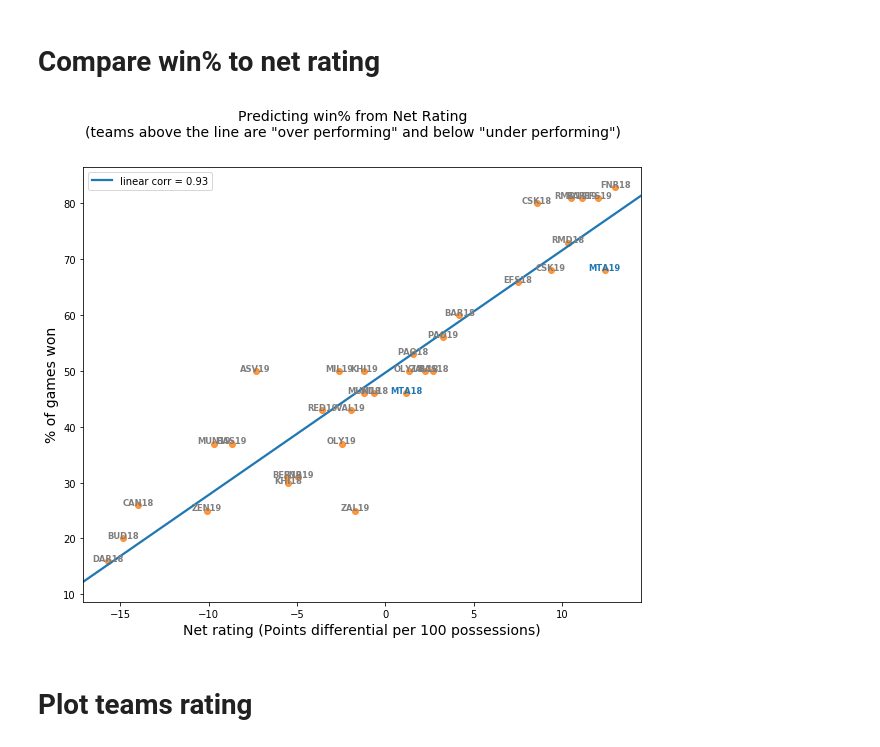
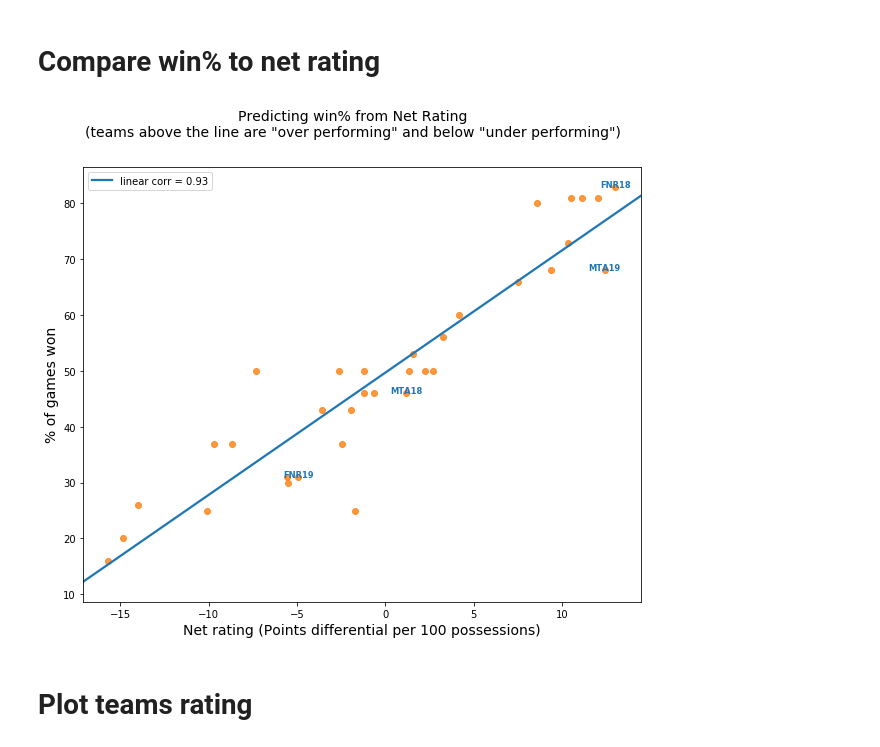
Before and after one commit to avivshany/euroleague, a Jupyter notebook: teams_ratings.ipynb, the cells around one changed output. Saved outputs shown, nothing was run; the diff lists cells and outputs as text; code cells hidden in the pictures.

```diff
--- a/teams_ratings.ipynb
+++ b/teams_ratings.ipynb
@@ -10,6 +10,7 @@ teams_stats = e.get_teams_stats(seasons_rounds)
 
 # create a columns for highlighting Maccabi in plots
 teams_stats['isMTA'] = teams_stats['team'] == 'MTA'
+teams_stats['isMTAorFNR'] = teams_stats['team'].isin(['MTA', 'FNR'])
 
 # create a subset of team_stats with only 2019/20 season data
 teams_stats_2019 = teams_stats.loc[teams_stats['season'] == 2019]
@@ -18,11 +19,11 @@ teams_stats_2019 = teams_stats.loc[teams_stats['season'] == 2019]
 # %%
 title_suffix = '\n(teams above the line are "over performing" and below "under performing")'
 e.plot_bivariate(
-    df=teams_stats, x='NETRtg', y='win_pct', hue='isMTA', fit_reg=True, text_size='small',
-    suptitle='Predicting win% from Net Rating' + title_suffix
+    df=teams_stats, x='NETRtg', y='win_pct', hue='isMTAorFNR', fit_reg=True, text_size='small',
+    suptitle='Predicting win% from Net Rating' + title_suffix, annotate_only_hue_true=True
 );
 # %% [output]
-[figure, old version]
+[figure, new version]
 # %% [markdown]
 # Plot teams rating
 # %%
```
Also changed, not shown: parts of 4 cells of this notebook.
